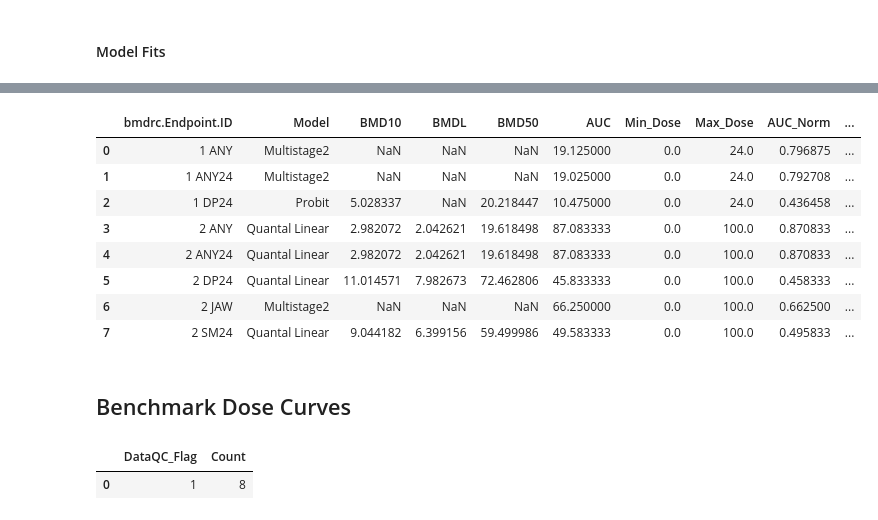
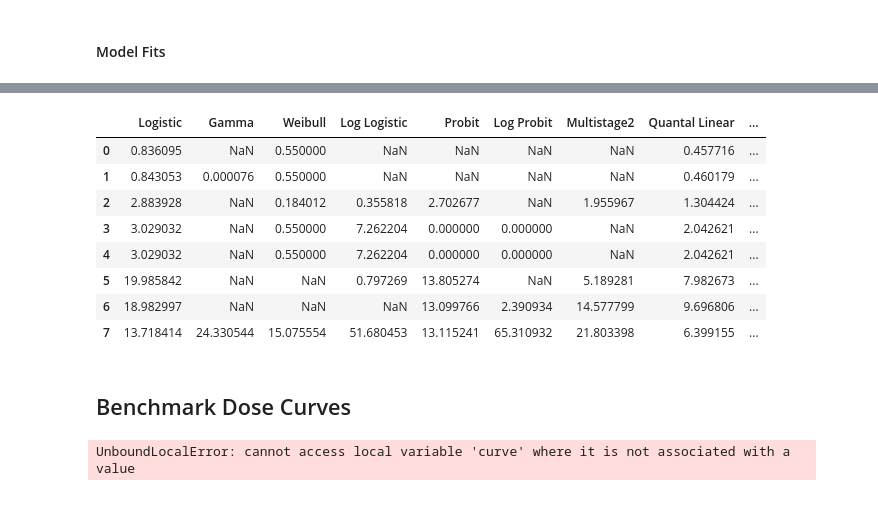
Before and after one commit to PNNL-CompBio/bmdrc, a Jupyter notebook: dev_tests/binary_class_tests.ipynb, the cells around one changed output, grey strips where cells are left out. Cells and saved outputs as stored; diff of their text form; code cells hidden in the pictures.

```diff
--- a/dev_tests/binary_class_tests.ipynb
+++ b/dev_tests/binary_class_tests.ipynb
@@ -225,24 +221,20 @@ Long.aic_df
 # %%
-Long.bmds
+Long.bmdls_df
 # %% [output]
-|  | bmdrc.Endpoint.ID | Model | BMD10 | BMDL | BMD50 | AUC | Min_Dose | Max_Dose | AUC_Norm | ... |
-| 0 | 1 ANY | Multistage2 | NaN | NaN | NaN | 19.125000 | 0.0 | 24.0 | 0.796875 | ... |
-| 1 | 1 ANY24 | Multistage2 | NaN | NaN | NaN | 19.025000 | 0.0 | 24.0 | 0.792708 | ... |
-| 2 | 1 DP24 | Probit | 5.028337 | NaN | 20.218447 | 10.475000 | 0.0 | 24.0 | 0.436458 | ... |
-| 3 | 2 ANY | Quantal Linear | 2.982072 | 2.042621 | 19.618498 | 87.083333 | 0.0 | 100.0 | 0.870833 | ... |
-| 4 | 2 ANY24 | Quantal Linear | 2.982072 | 2.042621 | 19.618498 | 87.083333 | 0.0 | 100.0 | 0.870833 | ... |
-| 5 | 2 DP24 | Quantal Linear | 11.014571 | 7.982673 | 72.462806 | 45.833333 | 0.0 | 100.0 | 0.458333 | ... |
-| 6 | 2 JAW | Multistage2 | NaN | NaN | NaN | 66.250000 | 0.0 | 100.0 | 0.662500 | ... |
-| 7 | 2 SM24 | Quantal Linear | 9.044182 | 6.399156 | 59.499986 | 49.583333 | 0.0 | 100.0 | 0.495833 | ... |
+|  | Logistic | Gamma | Weibull | Log Logistic | Probit | Log Probit | Multistage2 | Quantal Linear | ... |
+| 0 | 0.836095 | NaN | 0.550000 | NaN | NaN | NaN | NaN | 0.457716 | ... |
+| 1 | 0.843053 | 0.000076 | 0.550000 | NaN | NaN | NaN | NaN | 0.460179 | ... |
+| 2 | 2.883928 | NaN | 0.184012 | 0.355818 | 2.702677 | NaN | 1.955967 | 1.304424 | ... |
+| 3 | 3.029032 | NaN | 0.550000 | 7.262204 | 0.000000 | 0.000000 | NaN | 2.042621 | ... |
+| 4 | 3.029032 | NaN | 0.550000 | 7.262204 | 0.000000 | 0.000000 | NaN | 2.042621 | ... |
+| 5 | 19.985842 | NaN | NaN | 0.797269 | 13.805274 | NaN | 5.189281 | 7.982673 | ... |
+| 6 | 18.982997 | NaN | NaN | NaN | 13.099766 | 2.390934 | 14.577799 | 9.696806 | ... |
+| 7 | 13.718414 | 24.330544 | 15.075554 | 51.680453 | 13.115241 | 65.310932 | 21.803398 | 6.399155 | ... |
 # %% [markdown]
 ## Benchmark Dose Curves
 # %%
-#Long.response_curve(chemical_name = 1, endpoint_name = "NC24", model = "Quantal Linear")
+Long.response_curve(chemical_name = 1, endpoint_name = "NC24", model = "Quantal Linear")
+# %% [output]
+UnboundLocalError: cannot access local variable 'curve' where it is not associated with a value
 # %%
 Long.report(out_folder = "/Users/degn400/Downloads/bmdrc_simple_example")
-# %%
-dataqc_table = Long.bmds[["Model", "DataQC_Flag"]].groupby("DataQC_Flag").count().reset_index().rename({"Model":"Count"}, axis = 1)
-dataqc_table
-# %% [output]
-|  | DataQC_Flag | Count |
-| 0 | 1 | 8 |
```
Also changed, not shown: parts of 8 cells of this notebook, 1 other file.
